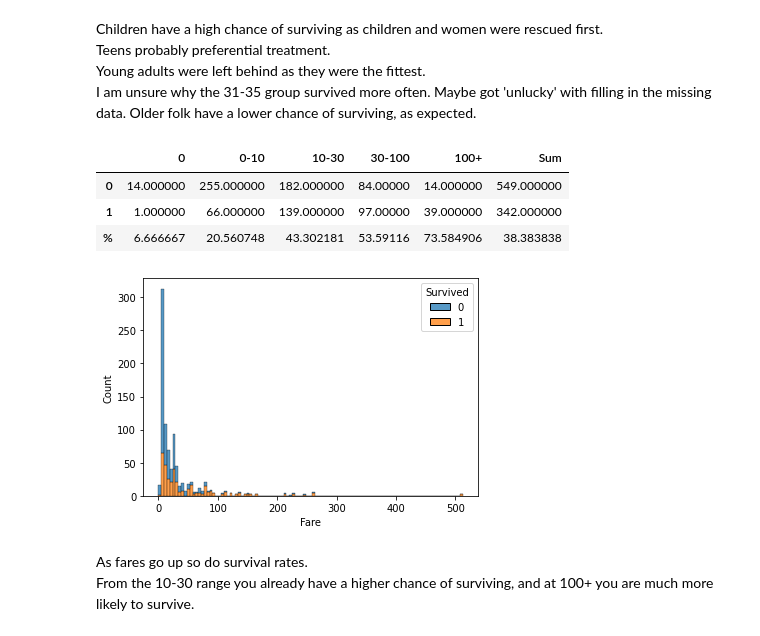
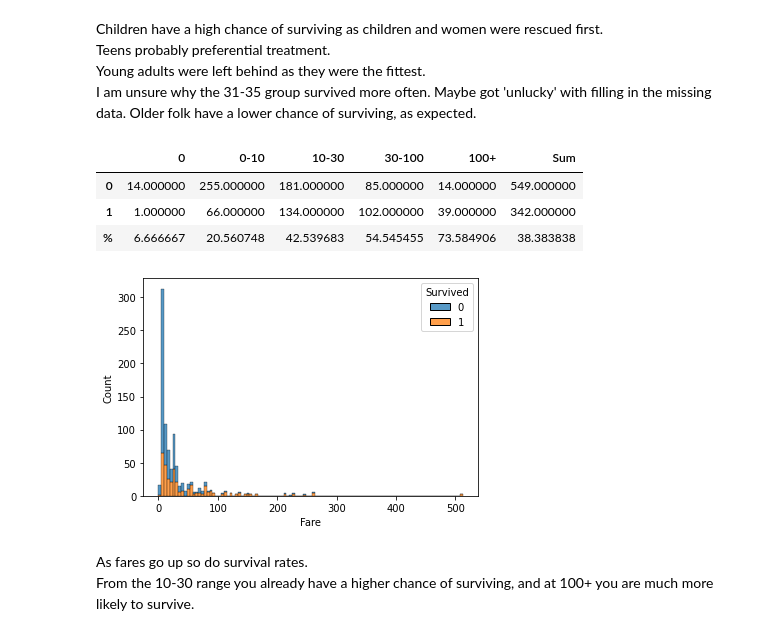
Before and after one commit to Alon-Shaaltiel/Titanic_ML, a Jupyter notebook: DataVisualizationAndPreprocessing.ipynb, the cells around one changed output. Cells and saved outputs as stored; diff of their text form; code cells hidden in the pictures.

```diff
--- a/DataVisualizationAndPreprocessing.ipynb
+++ b/DataVisualizationAndPreprocessing.ipynb
@@ -328,42 +324,42 @@ Older folk have a lower chance of surviving, as expected.
 sns.histplot(data=df, x='Fare', hue='Survived', multiple='stack')
 
 # I'll decide the ranges:
 # 0
 # 1-10
 # 10-30
 # 30-100
 # 100+
 
 col_0 = [df.query('Fare == 0')['Survived'].size - df.query('Fare == 0')['Survived'].sum(),
          df.query('Fare == 0')['Survived'].sum()]
 col_1 = [df.query('0 < Fare < 10')['Survived'].size - df.query('0 < Fare < 10')['Survived'].sum(),
          df.query('0 < Fare < 10')['Survived'].sum()]
-col_2 = [df.loc[df.Fare.between(10, 30, inclusive='right'), 'Survived'].size - df.loc[df.Fare.between(10, 30, inclusive='right'), 'Survived'].sum(),
-         df.loc[df.Fare.between(10, 30, inclusive='right'), 'Survived'].sum()]
-col_3 = [df.loc[df.Fare.between(30, 100, inclusive='right'), 'Survived'].size - df.loc[df.Fare.between(30, 100, inclusive='right'), 'Survived'].sum(),
-         df.loc[df.Fare.between(30, 100, inclusive='right'), 'Survived'].sum()]
-col_4 = [df.loc[100 < df.Fare, 'Survived'].size - df.loc[100 < df.Fare, 'Survived'].sum(),
-         df.loc[100 < df.Fare, 'Survived'].sum()]
+col_2 = [df.query('10 <= Fare < 30')['Survived'].size - df.query('10 <= Fare < 30')['Survived'].sum(),
+         df.query('10 <= Fare < 30')['Survived'].sum()]
+col_3 = [df.query('30 <= Fare < 100')['Survived'].size - df.query('30 <= Fare < 100')['Survived'].sum(),
+         df.query('30 <= Fare < 100')['Survived'].sum()]
+col_4 = [df.query('100 <= Fare')['Survived'].size - df.query('100 <= Fare')['Survived'].sum(),
+         df.query('100 <= Fare')['Survived'].sum()]
 fareData = np.array([col_0,col_1, col_2, col_3, col_4]).T
 pivotFare = pd.DataFrame(fareData, index=[0, 1], columns=[
                          '0','0-10', '10-30', '30-100', '100+'])
 
 pivotFare['Sum'] = pd.Series(
     [pivotFare.iloc[0, :].sum(), pivotFare.iloc[1, :].sum()])
 cols = pivotFare.columns.to_list()
 pcents = []
 for i in range(len(cols)):
     pcents.append(pivotFare.iloc[1, i]/pivotFare.iloc[:, i].sum() * 100)
 
 pivotFare = pd.concat(
     [pivotFare, pd.DataFrame([pcents], columns=cols, index=['%'])])
 
 pivotFare
 # %% [output]
 |  | 0 | 0-10 | 10-30 | 30-100 | 100+ | Sum |
-| 0 | 14.000000 | 255.000000 | 182.000000 | 84.00000 | 14.000000 | 549.000000 |
-| 1 | 1.000000 | 66.000000 | 139.000000 | 97.00000 | 39.000000 | 342.000000 |
-| % | 6.666667 | 20.560748 | 43.302181 | 53.59116 | 73.584906 | 38.383838 |
+| 0 | 14.000000 | 255.000000 | 181.000000 | 85.000000 | 14.000000 | 549.000000 |
+| 1 | 1.000000 | 66.000000 | 134.000000 | 102.000000 | 39.000000 | 342.000000 |
+| % | 6.666667 | 20.560748 | 42.539683 | 54.545455 | 73.584906 | 38.383838 |
 [figure]
 # %% [markdown]
 As fares go up so do survival rates.
```
Also changed, not shown: parts of 14 cells of this notebook, 2 other files.
